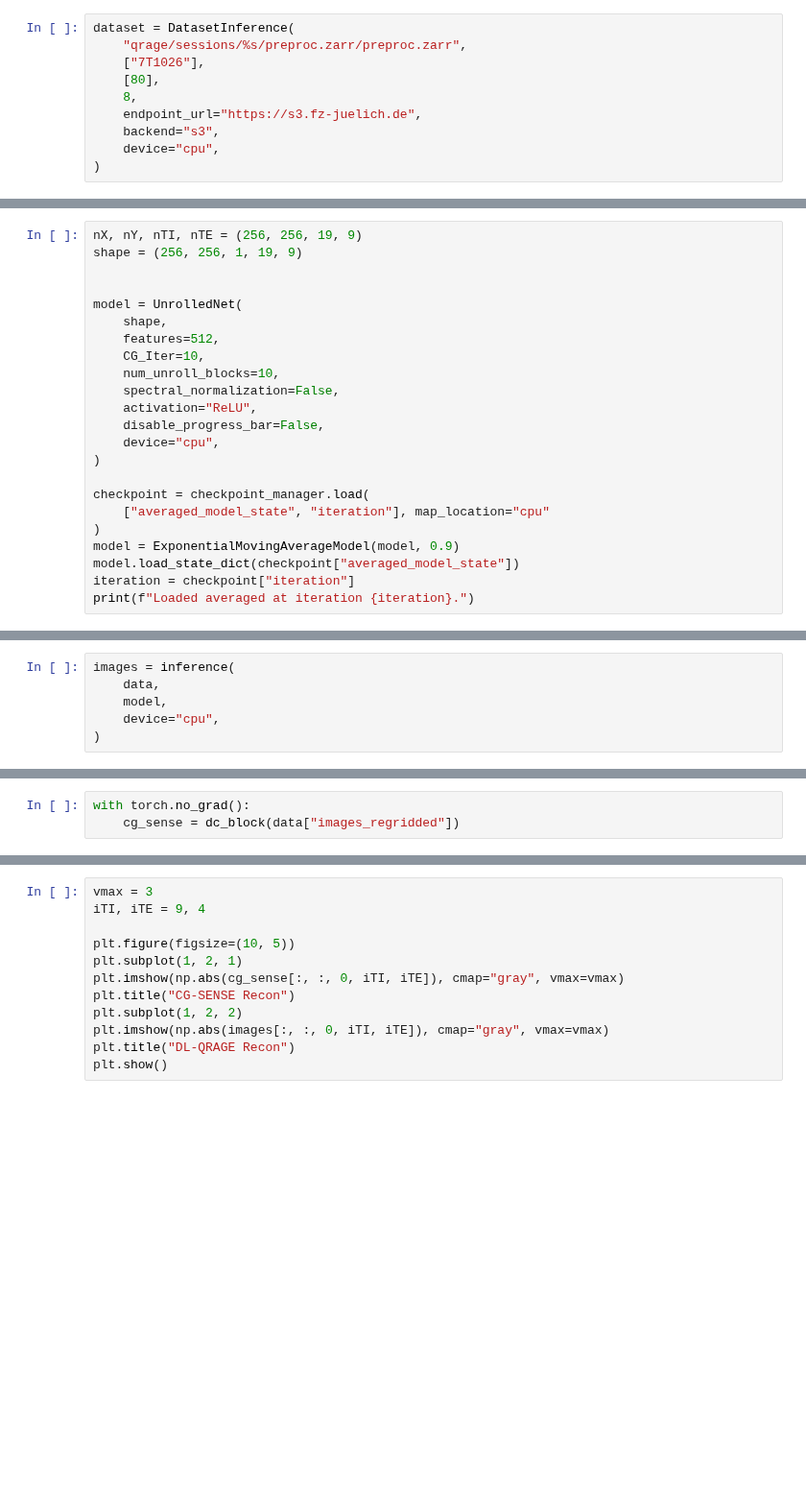
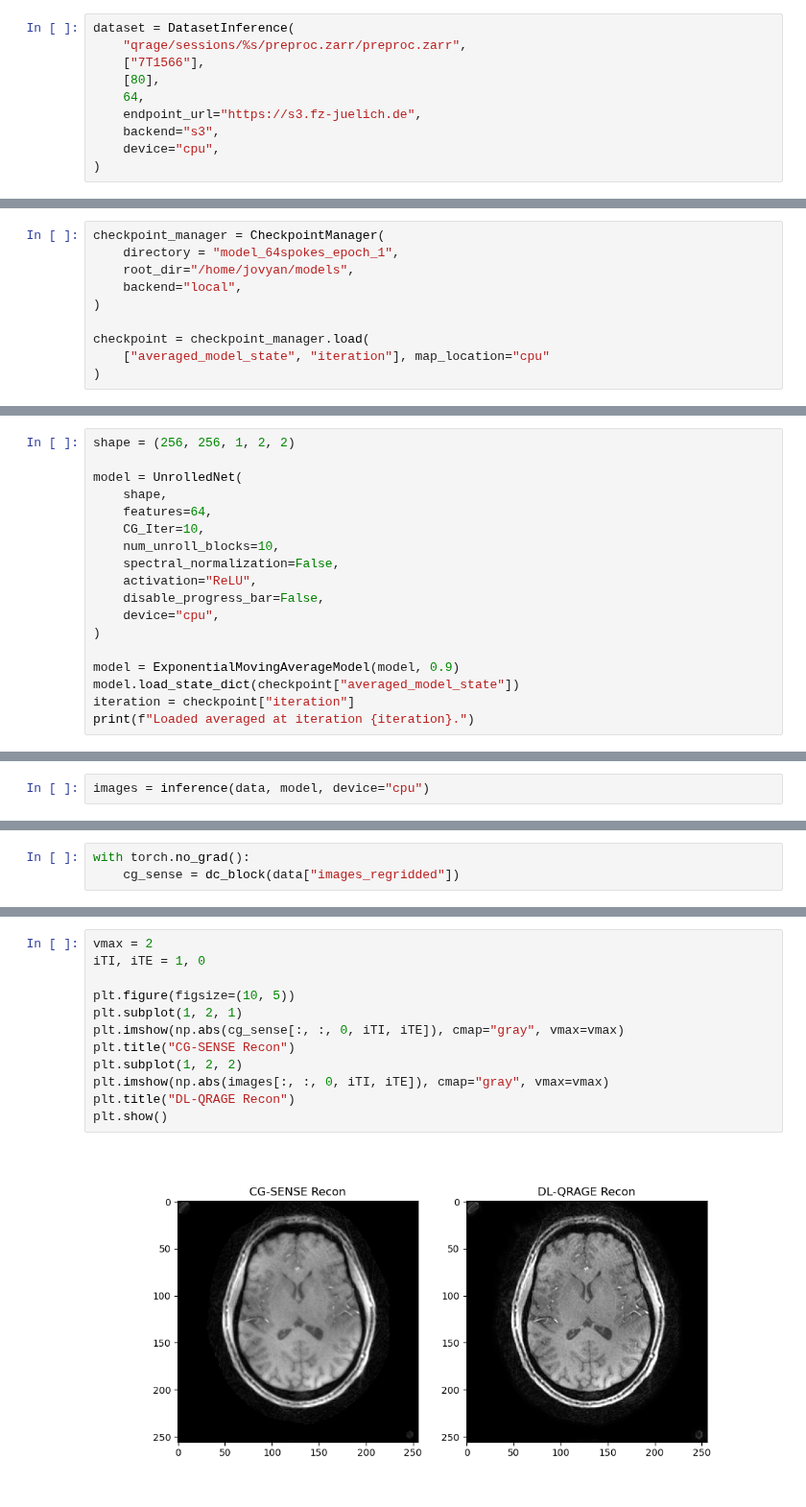
Before and after one commit to jumri-project/juart, a Jupyter notebook: examples/dl/zs_ssl_inference_ddp_averaged.ipynb, the cells around one changed output, grey strips where cells are left out. Shown at 96% size. Cells and saved outputs as stored; diff of their text form; blank space fills up the shorter version.

```diff
--- a/examples/dl/zs_ssl_inference_ddp_averaged.ipynb
+++ b/examples/dl/zs_ssl_inference_ddp_averaged.ipynb
@@ -26,9 +31,9 @@ from juart.dl.operation.modules import inference
 # %%
 dataset = DatasetInference(
     "qrage/sessions/%s/preproc.zarr/preproc.zarr",
-    ["7T1026"],
+    ["7T1566"],
     [80],
-    8,
+    64,
     endpoint_url="https://s3.fz-juelich.de",
     backend="s3",
     device="cpu",
@@ -45,0 +55,10 @@ checkpoint_manager = CheckpointManager(
+# %%
+checkpoint_manager = CheckpointManager(
+    directory = "model_64spokes_epoch_1",
+    root_dir="/home/jovyan/models",
+    backend="local",
+)
+
+checkpoint = checkpoint_manager.load(
+    ["averaged_model_state", "iteration"], map_location="cpu"
+)
@@ -46,11 +73,9 @@ checkpoint_manager = CheckpointManager(
 # %%
-nX, nY, nTI, nTE = (256, 256, 19, 9)
-shape = (256, 256, 1, 19, 9)
-
+shape = (256, 256, 1, 2, 2)
 
 model = UnrolledNet(
     shape,
-    features=512,
+    features=64,
     CG_Iter=10,
     num_unroll_blocks=10,
     spectral_normalization=False,
@@ -59,9 +84,6 @@ model = UnrolledNet(
     device="cpu",
 )
 
-checkpoint = checkpoint_manager.load(
-    ["averaged_model_state", "iteration"], map_location="cpu"
-)
 model = ExponentialMovingAverageModel(model, 0.9)
 model.load_state_dict(checkpoint["averaged_model_state"])
 iteration = checkpoint["iteration"]
@@ -69,7 +96,3 @@ print(f"Loaded averaged at iteration {iteration}.")
 # %%
-images = inference(
-    data,
-    model,
-    device="cpu",
-)
+images = inference(data, model, device="cpu")
 # %% [markdown]
@@ -93,12 +122,14 @@ with torch.no_grad():
 # %%
-vmax = 3
-iTI, iTE = 9, 4
+vmax = 2
+iTI, iTE = 1, 0
 
 plt.figure(figsize=(10, 5))
 plt.subplot(1, 2, 1)
 plt.imshow(np.abs(cg_sense[:, :, 0, iTI, iTE]), cmap="gray", vmax=vmax)
 plt.title("CG-SENSE Recon")
 plt.subplot(1, 2, 2)
 plt.imshow(np.abs(images[:, :, 0, iTI, iTE]), cmap="gray", vmax=vmax)
 plt.title("DL-QRAGE Recon")
 plt.show()
+# %% [output]
+[figure, added]
```
Also changed, not shown: parts of 17 cells of this notebook, 3 other files.
